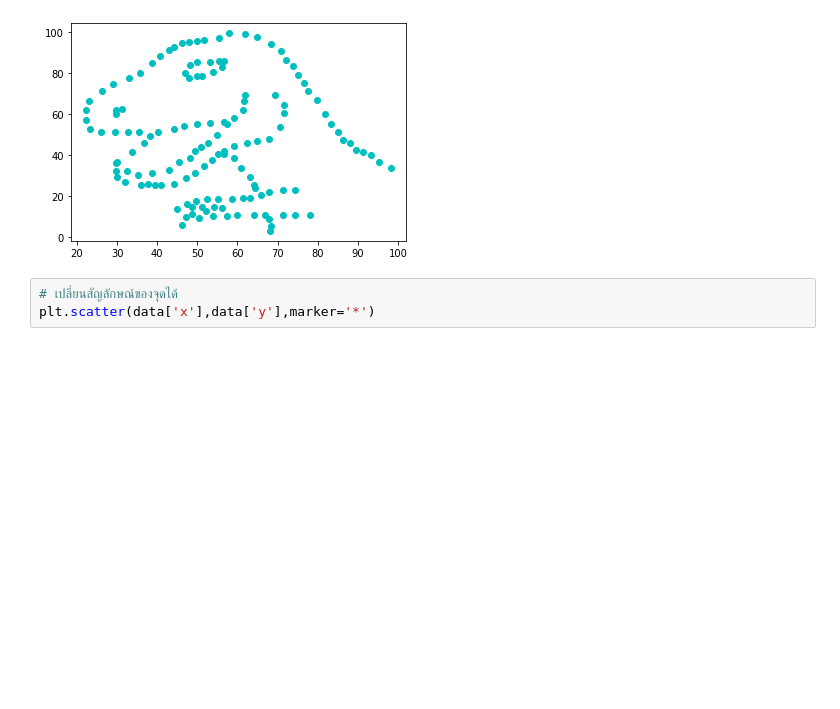
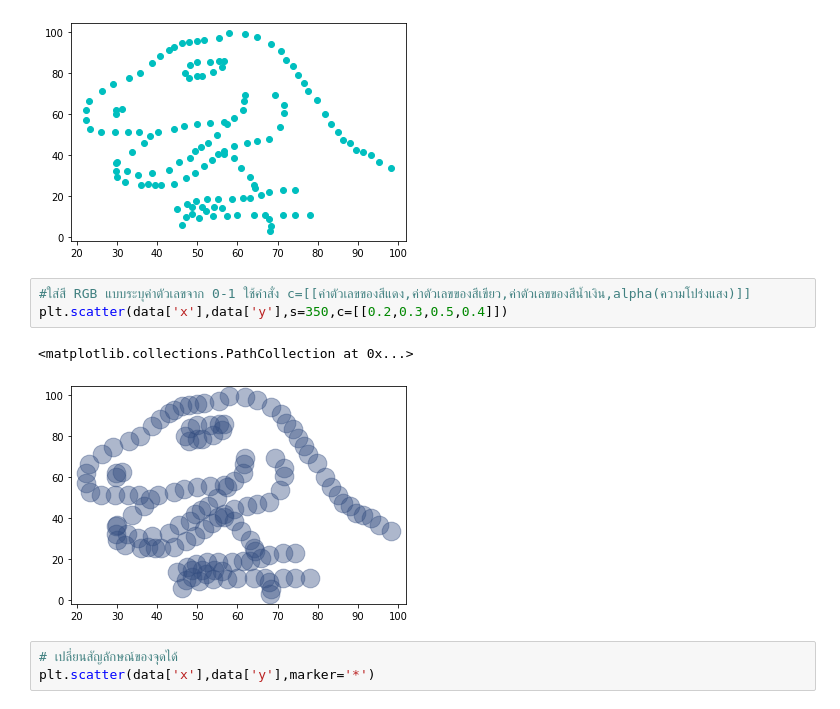
Before and after one commit to Adibank/DPDM, a Jupyter notebook: Data102.ipynb, the cells around one changed output. Saved outputs shown, nothing was run; the diff lists cells and outputs as text; blank space fills up the shorter version.

```diff
--- a/Data102.ipynb
+++ b/Data102.ipynb
@@ -161,6 +161,12 @@ plt.scatter(data['x'],data['y'],c='c')
 # %% [output]
 <matplotlib.collections.PathCollection at 0x...>
 [figure]
+# %%
+#ใส่สี RGB แบบระบุค่าตัวเลขจาก 0-1 ใช้คำสั่ง c=[[ค่าตัวเลขของสีแดง,ค่าตัวเลขของสีเขียว,ค่าตัวเลขของสีน้ำเงิน,alpha(ความโปร่งแสง)]]
+plt.scatter(data['x'],data['y'],s=350,c=[[0.2,0.3,0.5,0.4]])
+# %% [output]
+<matplotlib.collections.PathCollection at 0x...>
+[figure, added]
 # %%
 # เปลี่ยนสัญลักษณ์ของจุดได้
 plt.scatter(data['x'],data['y'],marker='*')
```
Also changed, not shown: parts of 18 cells of this notebook.
